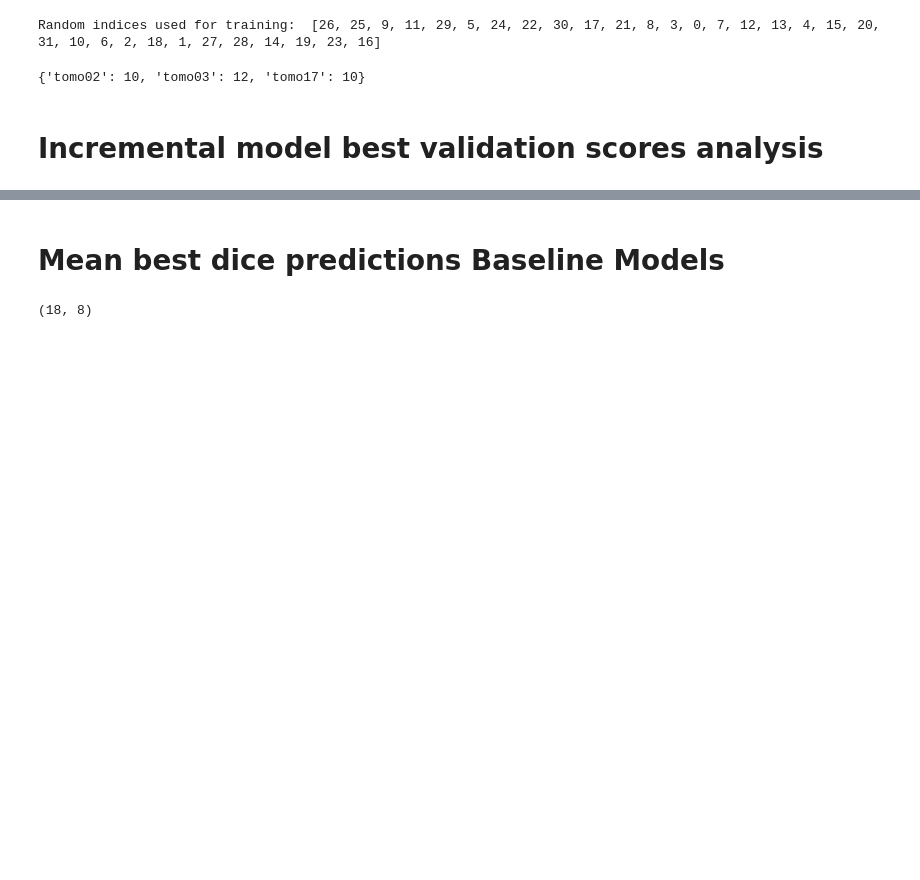
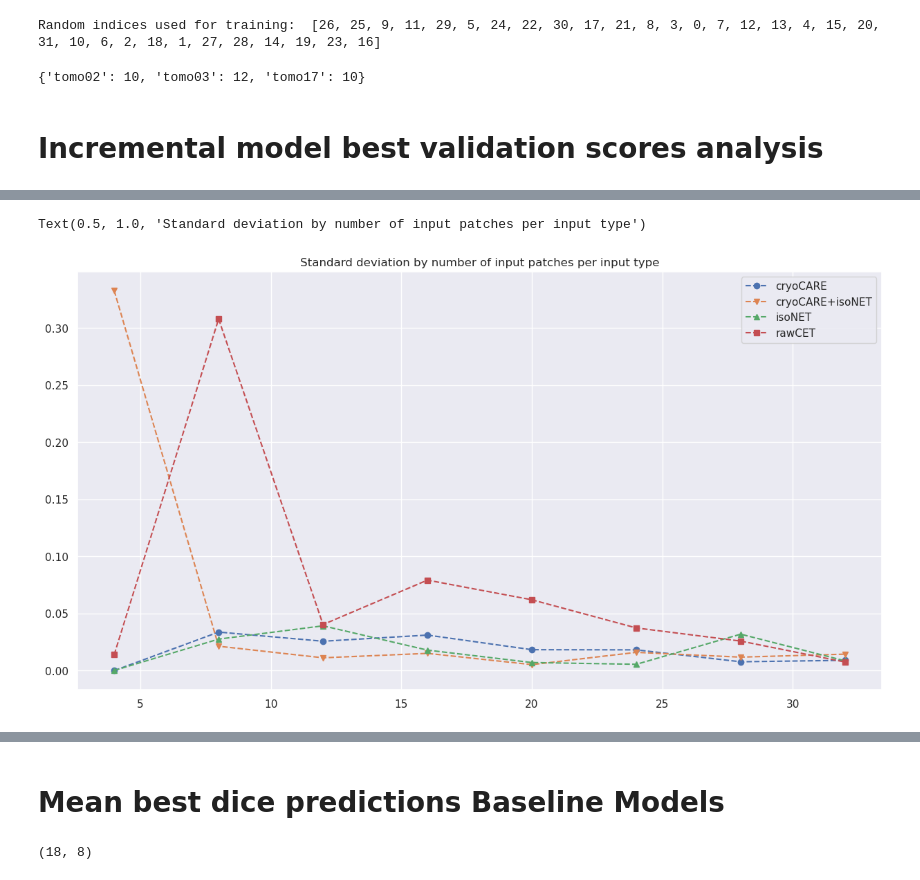
Before and after one commit to Fickincool/master-thesis, a Jupyter notebook: Notebooks/7.00_tomoSegmentPipeline/7.02_analyze_incremental_models.ipynb, the cells around one changed output, grey strips where cells are left out. Saved outputs shown, nothing was run; the diff lists cells and outputs as text; code cells hidden in the pictures; blank space fills up the shorter version.

```diff
--- a/Notebooks/7.00_tomoSegmentPipeline/7.02_analyze_incremental_models.ipynb
+++ b/Notebooks/7.00_tomoSegmentPipeline/7.02_analyze_incremental_models.ipynb
@@ -221,4 +226,19 @@ def load_model(logdir, DataParallel=False):
         model = torch.nn.DataParallel(model)
 
     return model, hparams
+
+def compute_dice1_testSet(testLoader, model):
+
+    dice1 = []
+    for patch, labels in testLoader:
+        patch, labels = patch.cuda(), labels.cuda()
+        pred = model(patch).detach().cpu()
+        val = float(Tversky_index(pred.cuda(), labels.cuda())[1])
+        dice1.append(val)
+
+    dice1 = np.array(dice1).mean()
+
+    torch.cuda.empty_cache()
+
+    return dice1
 # %%
@@ -266,0 +307,8 @@ float(Tversky_index(pred, labels)[1])
+# %%
+df_testSet = pd.DataFrame(model_info, columns=['name', 'input_type', 'epochs', 'patch_size', 'n_patches', 'lr', 'version', 'dice1'])
+
+df_testSet = df_testSet[df_testSet.n_patches%4==0].sort_values(['input_type', 'n_patches'])
+df_testSet = df_testSet[df_testSet.patch_size=='in84']
+
+print(df_testSet.shape)
+df_testSet.head()
@@ -266,0 +323,6 @@ float(Tversky_index(pred, labels)[1])
+# %%
+loss_means = df_testSet[df_testSet.n_patches%4==0].groupby(['input_type', 'n_patches']).agg({'dice1':['mean','std','count']
+                                                                                            }).reset_index()
+loss_means.columns = ['_'.join(col) for col in loss_means.columns]
+
+loss_means.head()
@@ -266,0 +356,15 @@ float(Tversky_index(pred, labels)[1])
+# %%
+plt.figure(dpi=100)
+sns.set(rc = {'figure.figsize':(15,8)})
+markers = ['o', 'v', '^', 's', '*']
+count = 0
+for i, g in loss_means.set_index('n_patches_').groupby('input_type_'):
+    g = g.reset_index()
+    plt.plot(g['n_patches_'], g['dice1_std'], label=i, marker=markers[count], linestyle='dashed')
+    plt.legend()
+    count+=1
+
+plt.title('Standard deviation by number of input patches per input type')
+# %% [output]
+Text(0.5, 1.0, 'Standard deviation by number of input patches per input type')
+[figure, added]
```
Also changed, not shown: parts of 22 cells of this notebook.
